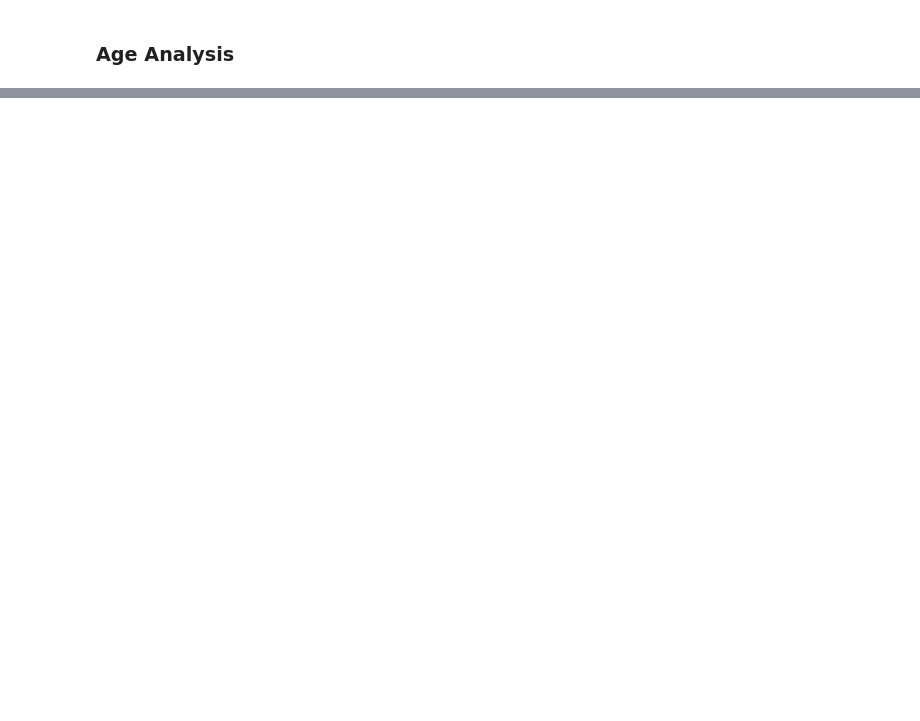
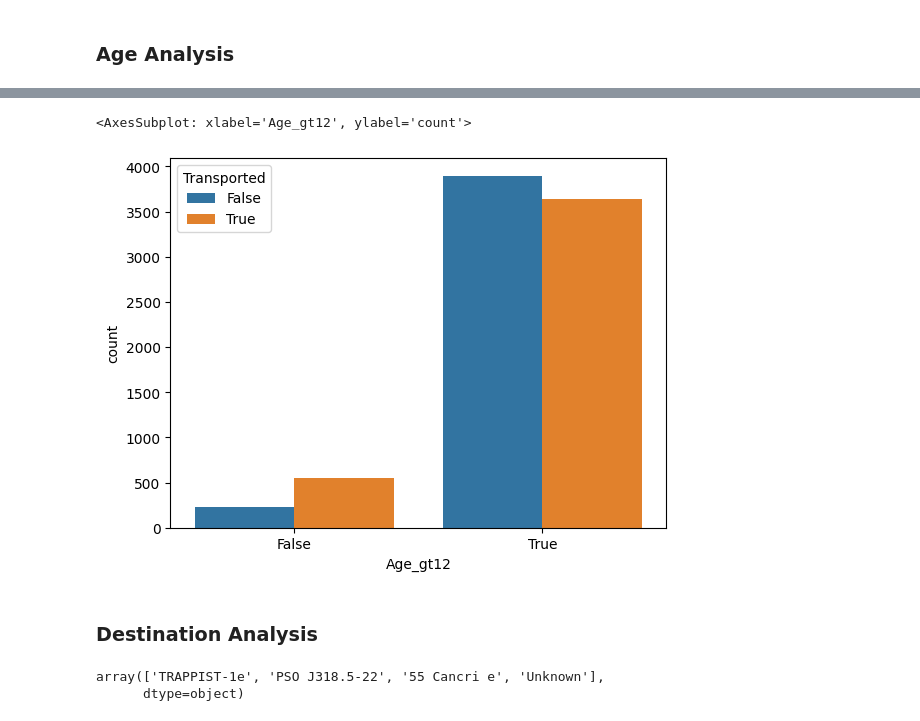
Before and after one commit to slothman3878/spaceship-titanic, a Jupyter notebook: main.ipynb, the cells around one changed output, grey strips where cells are left out. Saved outputs shown, nothing was run; the diff lists cells and outputs as text; code cells hidden in the pictures; blank space fills up the shorter version.

Commit message:
more detailed analysis

```diff
--- a/main.ipynb
+++ b/main.ipynb
@@ -338,0 +355,5 @@ dtype: int64
+# %%
+dataset_df = dataset_df.dropna(subset=['Age']) # drop null Age passengers
+
+dataset_df['Age_gt12'] = dataset_df.Age.apply(lambda x: x > 12)
+dataset_df.head(5)
@@ -338,0 +367,13 @@ dtype: int64
+# %%
+fig, ax = plt.subplots(1,1)
+sns.countplot(data=dataset_df, x='Age_gt12', hue='Transported')
+# %% [output]
+<AxesSubplot: xlabel='Age_gt12', ylabel='count'>
+[figure, added]
+# %% [markdown]
+### Destination Analysis
+# %%
+dataset_df.Destination.unique()
+# %% [output]
+array(['TRAPPIST-1e', 'PSO J318.5-22', '55 Cancri e', 'Unknown'],
+      dtype=object)
```
Also changed, not shown: parts of 23 cells of this notebook.
